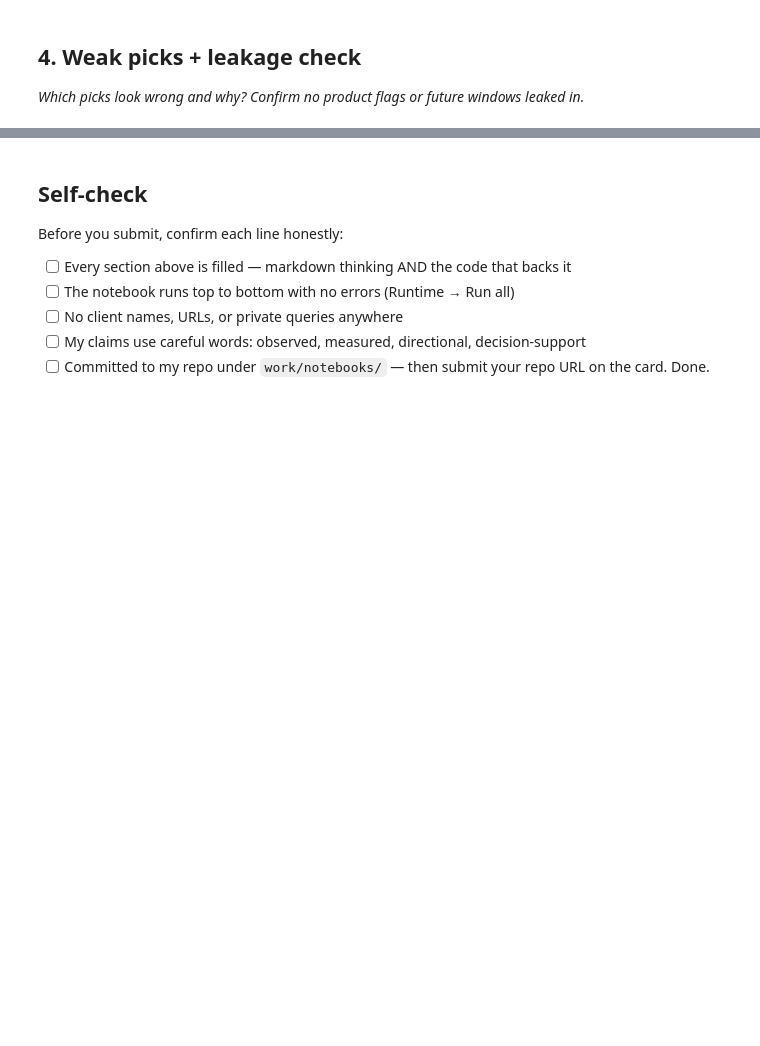
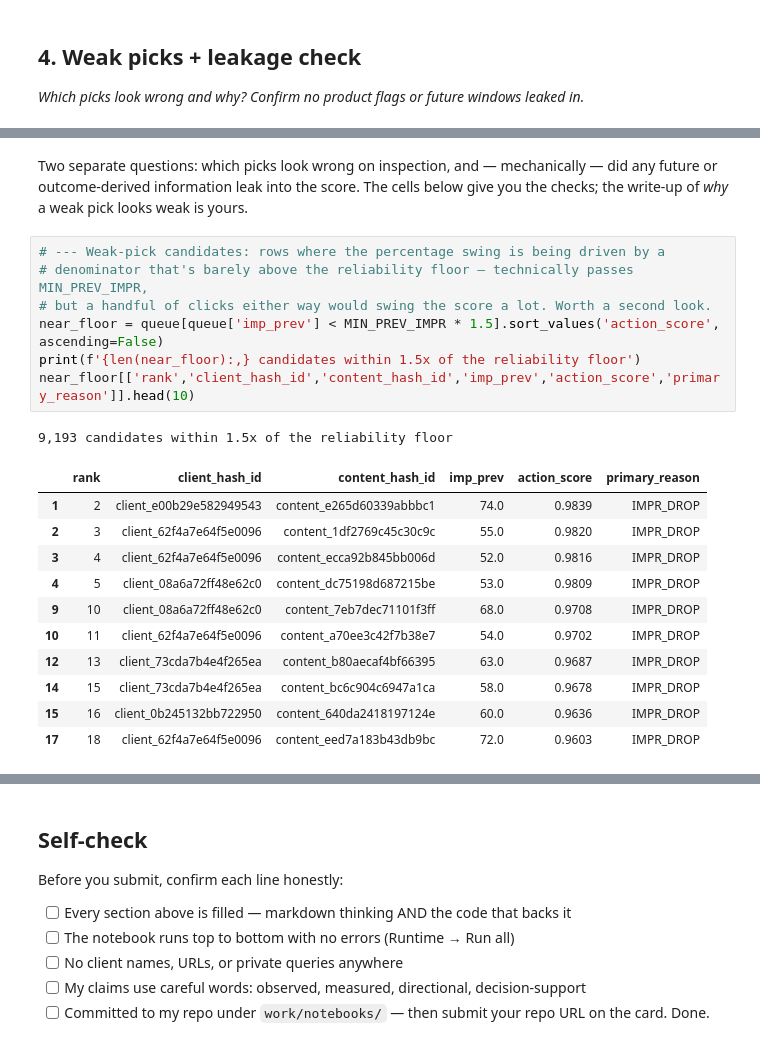
Before and after one commit to Szan-12345/FLYRANK-MACHINE-LEARNING, a Jupyter notebook: FLYRANK-MACHINE-LEARNING-main/work/notebooks/w04_baseline_score.ipynb, the cells around one changed output, grey strips where cells are left out. Cells and saved outputs as stored; diff of their text form; blank space fills up the shorter version.

```diff
--- a/FLYRANK-MACHINE-LEARNING-main/work/notebooks/w04_baseline_score.ipynb
+++ b/FLYRANK-MACHINE-LEARNING-main/work/notebooks/w04_baseline_score.ipynb
@@ -36,0 +289,26 @@ This skeleton is yours to fill. Work the sections **in order** — each one has
+# %% [markdown]
+
+
+Two separate questions: which picks look wrong on inspection, and — mechanically — did any
+future or outcome-derived information leak into the score. The cells below give you the
+checks; the write-up of *why* a weak pick looks weak is yours.
+# %%
+# --- Weak-pick candidates: rows where the percentage swing is being driven by a
+# denominator that's barely above the reliability floor — technically passes MIN_PREV_IMPR,
+# but a handful of clicks either way would swing the score a lot. Worth a second look.
+near_floor = queue[queue['imp_prev'] < MIN_PREV_IMPR * 1.5].sort_values('action_score', ascending=False)
+print(f'{len(near_floor):,} candidates within 1.5x of the reliability floor')
+near_floor[['rank','client_hash_id','content_hash_id','imp_prev','action_score','primary_reason']].head(10)
+# %% [output]
+9,193 candidates within 1.5x of the reliability floor
+|  | rank | client_hash_id | content_hash_id | imp_prev | action_score | primary_reason |
+| 1 | 2 | client_e00b29e582949543 | content_e265d60339abbbc1 | 74.0 | 0.9839 | IMPR_DROP |
+| 2 | 3 | client_62f4a7e64f5e0096 | content_1df2769c45c30c9c | 55.0 | 0.9820 | IMPR_DROP |
+| 3 | 4 | client_62f4a7e64f5e0096 | content_ecca92b845bb006d | 52.0 | 0.9816 | IMPR_DROP |
+| 4 | 5 | client_08a6a72ff48e62c0 | content_dc75198d687215be | 53.0 | 0.9809 | IMPR_DROP |
+| 9 | 10 | client_08a6a72ff48e62c0 | content_7eb7dec71101f3ff | 68.0 | 0.9708 | IMPR_DROP |
+| 10 | 11 | client_62f4a7e64f5e0096 | content_a70ee3c42f7b38e7 | 54.0 | 0.9702 | IMPR_DROP |
+| 12 | 13 | client_73cda7b4e4f265ea | content_b80aecaf4bf66395 | 63.0 | 0.9687 | IMPR_DROP |
+| 14 | 15 | client_73cda7b4e4f265ea | content_bc6c904c6947a1ca | 58.0 | 0.9678 | IMPR_DROP |
+| 15 | 16 | client_0b245132bb722950 | content_640da2418197124e | 60.0 | 0.9636 | IMPR_DROP |
+| 17 | 18 | client_62f4a7e64f5e0096 | content_eed7a183b43db9bc | 72.0 | 0.9603 | IMPR_DROP |
```
Also changed, not shown: parts of 17 cells of this notebook.
